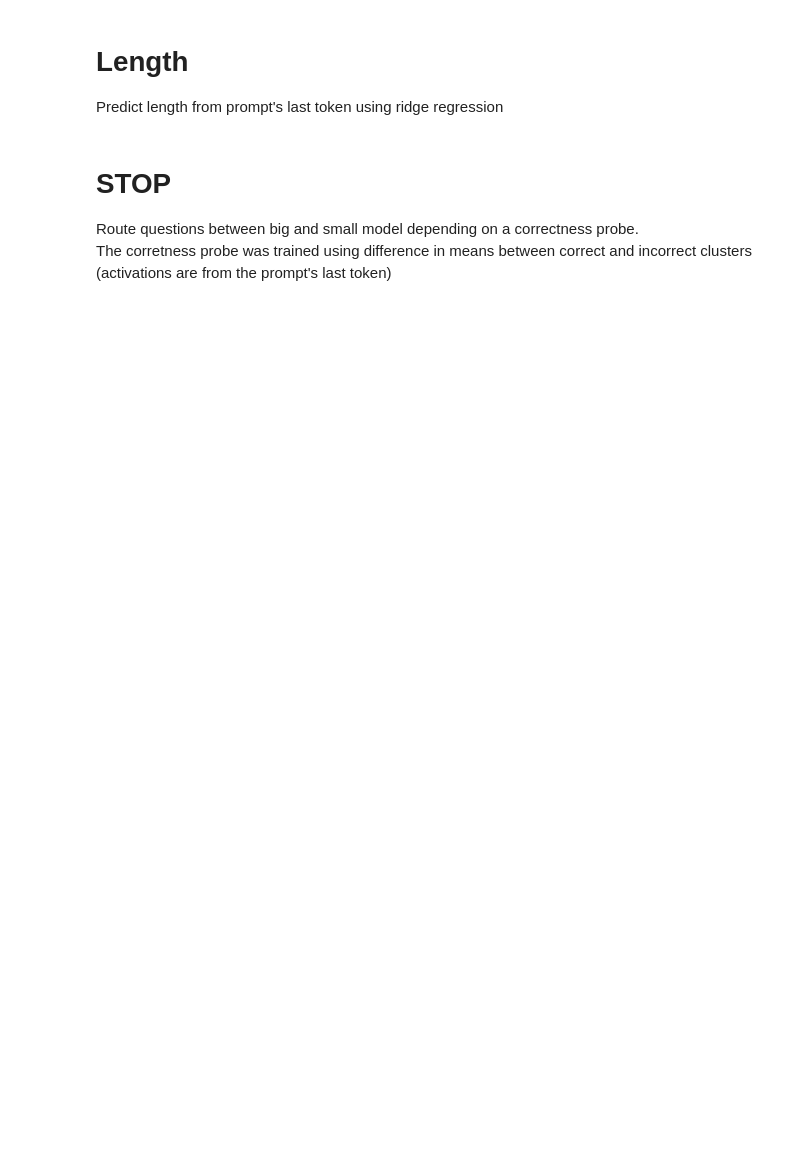
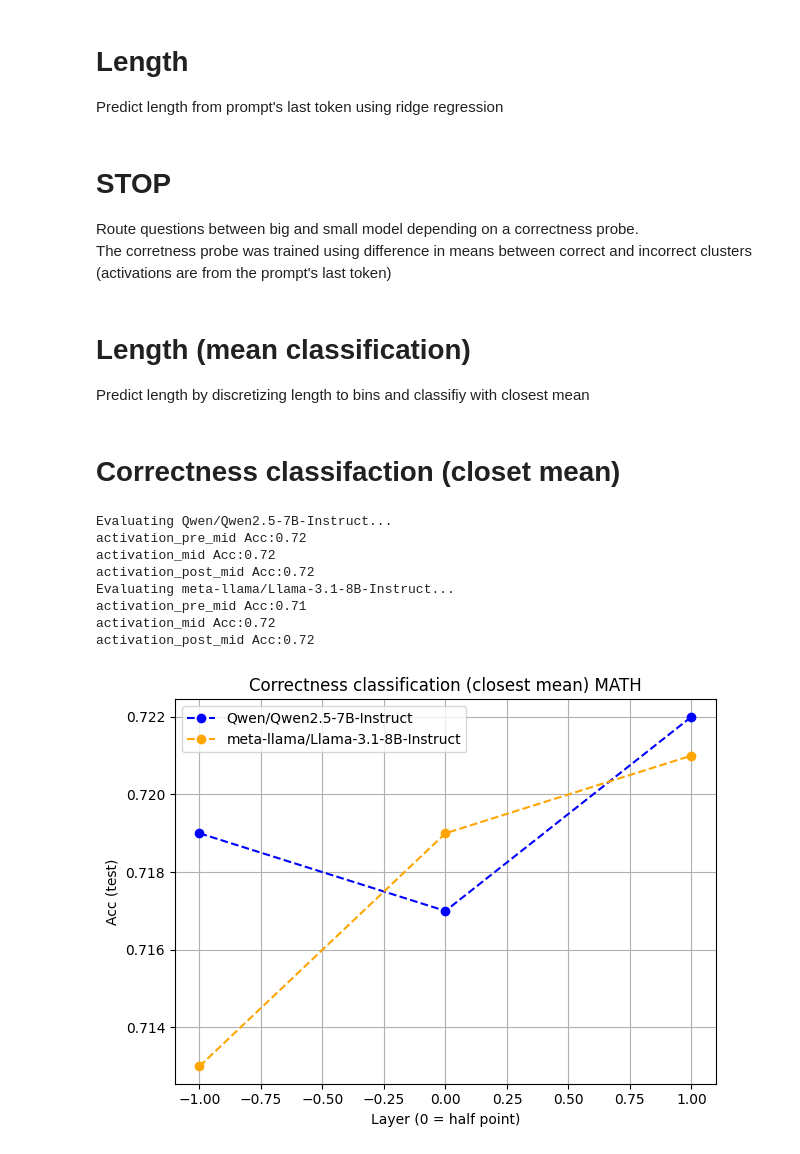
Before and after one commit to gorobarak/sae, a Jupyter notebook: sae/results.ipynb, the cells around one changed output. Drawn from its saved outputs; the diff is of its cells as text; code cells hidden in the pictures; blank space fills up the shorter version.

```diff
--- a/sae/results.ipynb
+++ b/sae/results.ipynb
@@ -18,12 +38,7 @@ from pathlib import Path
 Predict length from prompt's last token using ridge regression
 # %%
 from sae.general import eval
-model_to_colors = {
-    "Qwen/Qwen2.5-7B-Instruct": "blue",
-    "google/gemma-2-9b-it": "green",
-    "mistralai/Ministral-8B-Instruct-2410": "red",
-    "meta-llama/Llama-3.1-8B-Instruct": "orange",
-}
+
 dataset_name = "allenai/WildChat-1M"
 task = "lengths"
 fig, axes = plt.subplots(1, 2, figsize=(12, 5))
@@ -179,3 +194,7 @@ ax3.set_title("Accuracy vs Cost")
 ax3.grid(True)
 ax3.legend()
 plt.show()
+# %% [markdown]
+# Length (mean classification)
+
+Predict length by discretizing length to bins and classifiy with closest mean
@@ -181,0 +284,58 @@ plt.show()
+# %% [markdown]
+# Correctness classifaction (closet mean)
+# %%
+def closest_mean(act ,means):
+    min_i = 0
+    min_dist = float("inf")
+    for i, mean in means.items():
+        dist = np.linalg.norm(mean - act)
+        if dist < min_dist:
+            min_dist = dist
+            min_i = i
+    return min_i
+
+def evaluate_correctness_classification(base_path, model_name):
+    print(f"Evaluating {model_name}...")
+    path = base_path / model_name
+    path /= get_latest_cpt(path)
+
+    with open(path / "qa_dataset.pkl", "rb") as f:
+        df = pickle.load(f)
+
+    train_df, test_df =  train_test_split(df, test_size=0.2, random_state=1337)
+    accs = []
+    for act_name in ["activation_pre_mid", "activation_mid", "activation_post_mid"]:
+        means = {}
+        means[0] = train_df[act_name][~train_df["is_correct"]].sum() / (~train_df["is_correct"]).sum()
+        means[1] = train_df[act_name][train_df["is_correct"]].sum() / (train_df["is_correct"]).sum()
+
+        test_df["pred_is_correct"] = test_df[act_name].apply(lambda a: closest_mean(a, means))
+        acc = (test_df["pred_is_correct"] == test_df["is_correct"]).sum() / len(test_df)
+        accs.append(acc)
+        print(f"{act_name} Acc:{acc:.2f}")
+
+    return accs
+base_path = Path("../data/qa/MATH")
+fig, axes = plt.subplots()
+for model_name, color in model_to_colors.items():
+    layers = [-1, 0, 1]
+    accs = evaluate_correctness_classification(base_path, model_name)
+    axes.plot(layers, accs, color=color, marker="o", linestyle="--", label=model_name)
+
+axes.set_xlabel("Layer (0 = half point)")
+axes.set_ylabel("Acc (test)")
+axes.legend()
+axes.set_title("Correctness classification (closest mean) MATH")
+axes.grid(True)
+plt.tight_layout()
+plt.show()
+# %% [output]
+Evaluating Qwen/Qwen2.5-7B-Instruct...
+activation_pre_mid Acc:0.72
+activation_mid Acc:0.72
+activation_post_mid Acc:0.72
+Evaluating meta-llama/Llama-3.1-8B-Instruct...
+activation_pre_mid Acc:0.71
+activation_mid Acc:0.72
+activation_post_mid Acc:0.72
+[figure, added]
```
Also changed, not shown: parts of 2 cells of this notebook, 2 other files.
